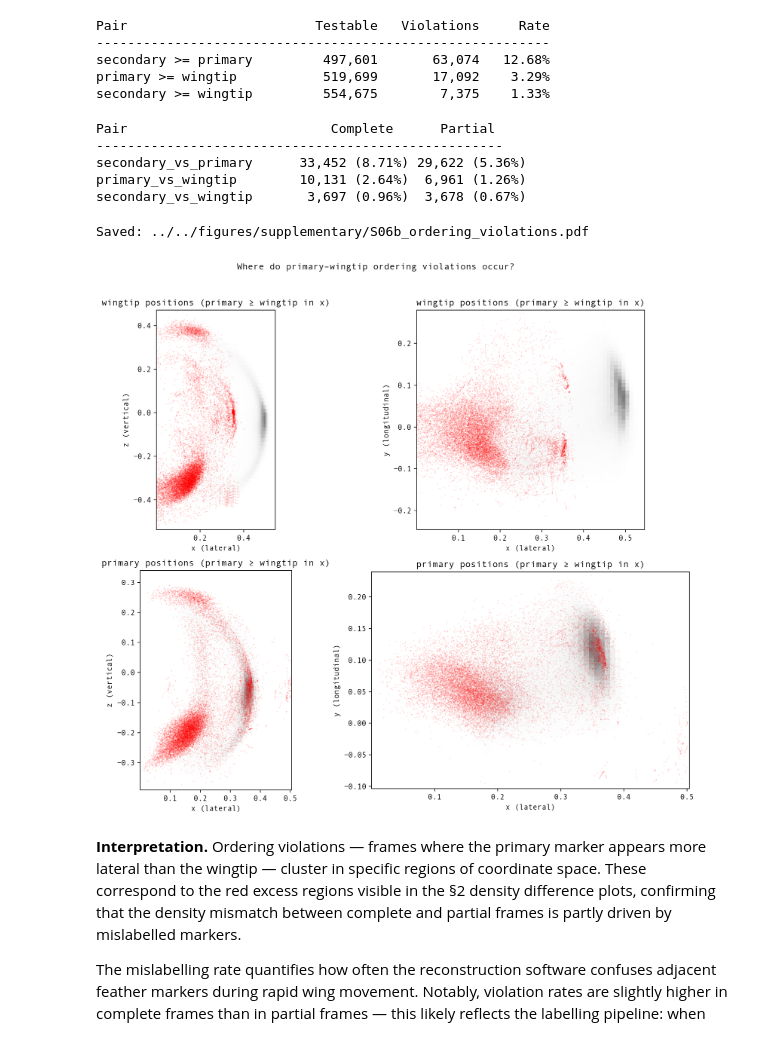
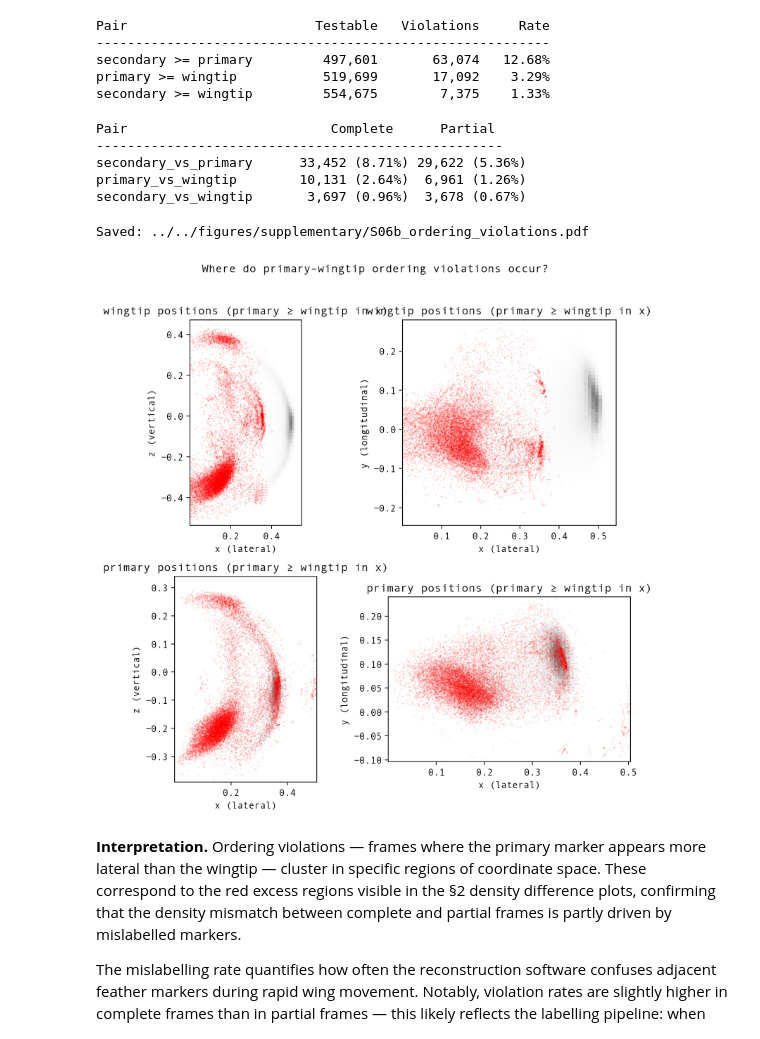
Before and after one commit to LydiaFrance/kinematic-morphospace, a Jupyter notebook: examples/hawks/07_MissingnessAndSamplingBias.ipynb, the cells around one changed output. Saved outputs shown, nothing was run; the diff lists cells and outputs as text; code cells hidden in the pictures.

Commit message:
refactor: renumber supplementary notebooks to revised sequence
06b → 07 (Missingness), old 07 → 15 (Alternative Methods),
13 (Individual Comparisons) retired, new 13 (Experimental Effects) added.

```diff
--- a/examples/hawks/06b_MissingnessAndSamplingBias.ipynb
+++ b/examples/hawks/07_MissingnessAndSamplingBias.ipynb
@@ -352,14 +569,3 @@ Saved: ../../figures/supplementary/S06b_density_xy.pdf
 We now explore the structure of missingness in detail: which markers drop out, how often, where the remaining markers are when one drops out, and whether marker labels are sometimes swapped.
 # %% [markdown]
 ### Dropout rates and co-occurrence
-# %%
-# --- Per-marker dropout rates ---
-n_partial = partial_data.shape[0]
-
-print('Marker dropout rates in partial frames:')
-print(f'{"Marker":<12} {"Missing":>10} {"Present":>10} {"Dropout %":>10}')
-print('-' * 45)
-for m, name in enumerate(MARKER_NAMES):
-    missing_count = np.isnan(partial_data[:, m, 0]).sum()
-    present_count = n_partial - missing_count
-    print(f'{name:<12} {missing_count:>10,} {present_count:>10,} {missing_count/n_partial:>10.1%}')
@@ -411,7 +620,7 @@ plt.show()
 # %%
 # --- Per-hawk dropout rates ---
 # The unilateral data doubles frames (left + right), so use bilateral info
-missing_straight_info = missing_info[straight_missing].copy()
+missing_straight_info = partial_info[straight_missing].copy()
 
 # Per-marker missingness in bilateral data (check left side: indices 0,2,4,6)
 bilateral_marker_names = ['wingtip', 'primary', 'secondary', 'tailtip']
@@ -575,7 +784,7 @@ We test this on frames where the relevant markers are both present.
 # Marker indices: 0=wingtip, 1=primary, 2=secondary, 3=tailtip
 
 # Test on all unilateral frames (complete + partial) where the relevant pair is present
-all_data = missing_unilateral
+all_data = partial_unilateral
 
 pairs = [
     ('secondary', 'primary', 2, 1),   # secondary.x should be < primary.x
@@ -583,53 +792,22 @@ pairs = [
     ('secondary', 'wingtip', 2, 0),    # secondary.x should be < wingtip.x
 ]
 
-print(f'{"Pair":<25} {"Testable":>10} {"Violations":>12} {"Rate":>8}')
-print('-' * 58)
-
-violation_masks = {}
-for label, (name_inner, name_outer, idx_inner, idx_outer) in enumerate(pairs):
-    # Both markers must be present (not NaN)
-    inner_present = ~np.isnan(all_data[:, idx_inner, 0])
-    outer_present = ~np.isnan(all_data[:, idx_outer, 0])
-    testable = inner_present & outer_present
-
-    # Violation: inner marker x >= outer marker x
-    x_inner = all_data[testable, idx_inner, 0]
-    x_outer = all_data[testable, idx_outer, 0]
-    violated = x_inner >= x_outer
-
-    pair_name = f'{name_inner} >= {name_outer}'
-    n_testable = testable.sum()
-    n_violated = violated.sum()
-    print(f'{pair_name:<25} {n_testable:>10,} {n_violated:>12,} {n_violated/n_testable:>8.2%}')
-
-    # Store full-length mask for later plotting
-    full_mask = np.zeros(all_data.shape[0], dtype=bool)
-    full_mask[testable] = violated
-    violation_masks[f'{name_inner}_vs_{name_outer}'] = full_mask
+violation_masks = print_anatomical_violations(all_data, pairs)
 # %% [output]
 Pair                        Testable   Violations     Rate
 ----------------------------------------------------------
 secondary >= primary         497,601       63,074   12.68%
 primary >= wingtip           519,699       17,092    3.29%
 secondary >= wingtip         554,675        7,375    1.33%
-# %%
-# --- Break down violations by complete vs partial frames ---
-print(f'{"Pair":<25} {"Complete":>12} {"Partial":>12}')
-print('-' * 52)
-for key, mask in violation_masks.items():
-    n_complete_viol = mask[~any_nan].sum()
-    n_partial_viol = mask[any_nan].sum()
-    n_complete_total = (~any_nan).sum()
-    n_partial_total = any_nan.sum()
-    print(f'{key:<25} {n_complete_viol:>6,} ({n_complete_viol/n_complete_total:.2%}) '
-          f'{n_partial_viol:>6,} ({n_partial_viol/n_partial_total:.2%})')
-# %% [output]
-Pair                          Complete      Partial
-----------------------------------------------------
-secondary_vs_primary      33,452 (8.71%) 29,622 (5.36%)
-primary_vs_wingtip        10,131 (2.64%)  6,961 (1.26%)
-secondary_vs_wingtip       3,697 (0.96%)  3,678 (0.67%)
+# %%
+# --- Break down violations by complete vs partial frames ---
+print_violation_breakdown(violation_masks, any_nan)
+# %% [output]
+Pair                          Complete      Partial
+----------------------------------------------------
+secondary_vs_primary      33,452 (8.71%) 29,622 (5.36%)
+primary_vs_wingtip        10,131 (2.64%)  6,961 (1.26%)
+secondary_vs_wingtip       3,697 (0.96%)  3,678 (0.67%)
 # %%
 # --- Spatial evidence: where do ordering violations occur? ---
 # Overlay violation frames on the density plots for the most common swap pair
@@ -638,41 +816,41 @@ secondary_vs_wingtip       3,697 (0.96%)  3,678 (0.67%)
 viol_mask = violation_masks['primary_vs_wingtip']
 viol_frames = all_data[viol_mask]
 
-fig, axes = plt.subplots(2, 2, figsize=(12, 10))
+fig, axes = plt.subplots(2, 2, figsize=(8, 8))
 
 for col, (coord_a, coord_b, lab_a, lab_b) in enumerate([
     (0, 2, 'x (lateral)', 'z (vertical)'),
     (0, 1, 'x (lateral)', 'y (longitudinal)'),
 ]):
     for row, (m, name) in enumerate([(0, 'wingtip'), (1, 'primary')]):
         ax = axes[row, col]
 
         # Background: all frames density
         present = ~np.isnan(all_data[:, m, 0])
         a_all = all_data[present, m, coord_a]
         b_all = all_data[present, m, coord_b]
 
         ax.hist2d(a_all, b_all, bins=60, cmap='Greys', alpha=0.5,
                   density=True)
 
         # Overlay: violation frames
         viol_present = viol_mask & present
         a_viol = all_data[viol_present, m, coord_a]
         b_viol = all_data[viol_present, m, coord_b]
 
         ax.scatter(a_viol, b_viol, c='red', s=0.1, alpha=0.2, rasterized=True)
         ax.set_xlabel(lab_a)
         ax.set_ylabel(lab_b)
         ax.set_title(f'{name} positions (primary \u2265 wingtip in x)')
         ax.set_aspect('equal')
 
 fig.suptitle('Where do primary\u2013wingtip ordering violations occur?', y=1.02)
 fig.tight_layout()
-save_figure(fig, str(FIGURE_DIR / 'S06b_ordering_violations.pdf'))
+save_figure(fig, str(FIGURE_DIR / 'S07_ordering_violations.pdf'))
 plt.show()
 # %% [output]
 Saved: ../../figures/supplementary/S06b_ordering_violations.pdf
-[figure, old version]
+[figure, new version]
 # %% [markdown]
 **Interpretation.** Ordering violations — frames where the primary marker appears more lateral than the wingtip — cluster in specific regions of coordinate space. These correspond to the red excess regions visible in the §2 density difference plots, confirming that the density mismatch between complete and partial frames is partly driven by mislabelled markers.
 
```
Also changed, not shown: parts of 37 cells of this notebook, 2 other files.
